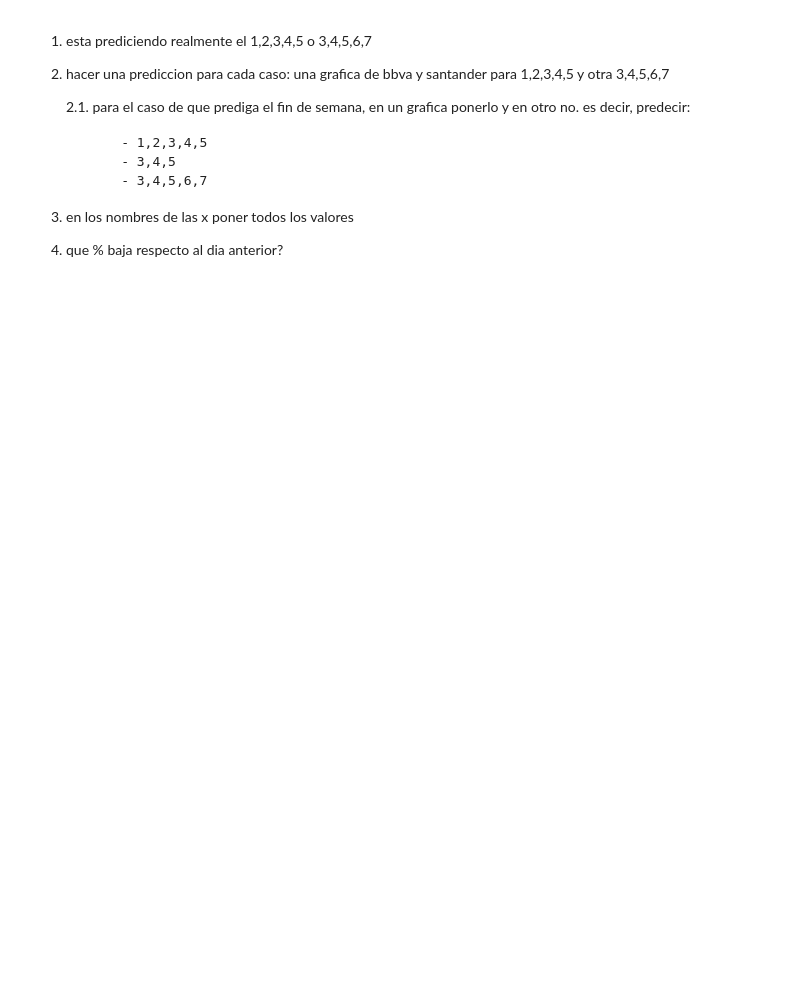
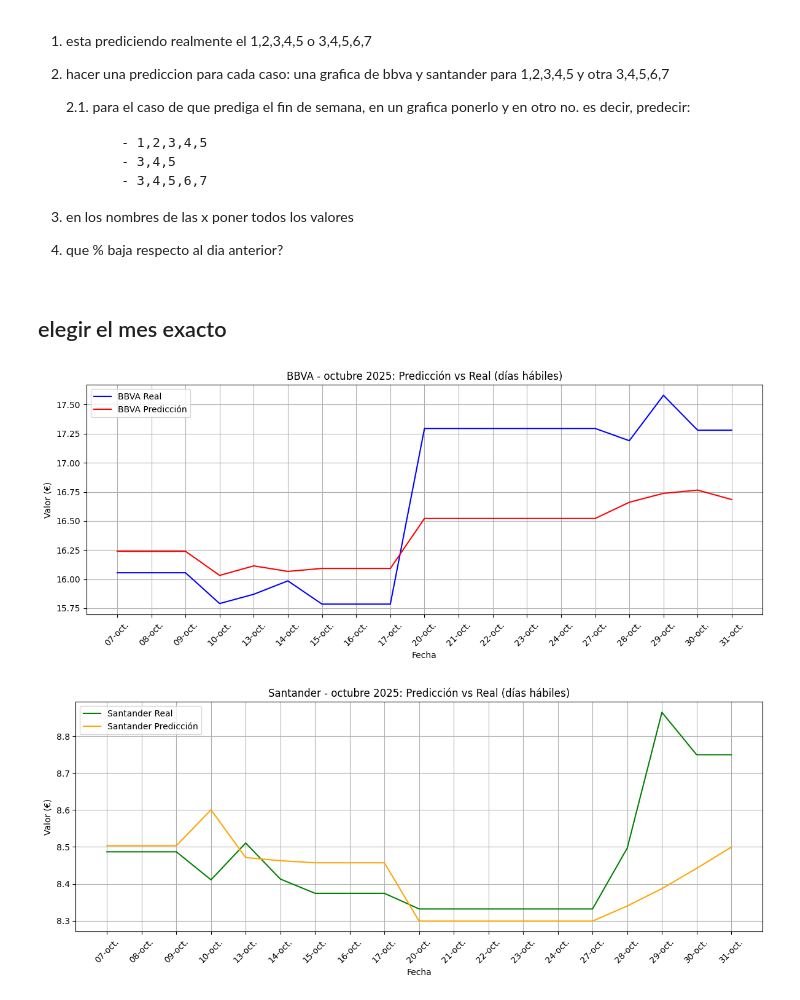
Before and after one commit to alejandromtnz/RNN-Prediccion_acciones, a Jupyter notebook: notebooks/RNN/2-predicciones copy.ipynb, the cells around one changed output. Cells and saved outputs as stored; diff of their text form; code cells hidden in the pictures; blank space fills up the shorter version.

```diff
--- a/notebooks/RNN/4-prediccion5dias.ipynb
+++ b/notebooks/RNN/2-predicciones copy.ipynb
@@ -814,3 +536,5 @@ Predicción futura Santander:
 3. en los nombres de las x poner todos los valores
 
 4. que % baja respecto al dia anterior?
+# %% [markdown]
+## elegir el mes exacto
@@ -816,0 +608,5 @@ Predicción futura Santander:
+# %%
+plot_monthly_comparison(df_val_bbva_inv, df_val_san_inv, 2025, 10)
+# %% [output]
+[figure, added]
+[figure, added]
```
Also changed, not shown: parts of 20 cells of this notebook, 10 other files.
